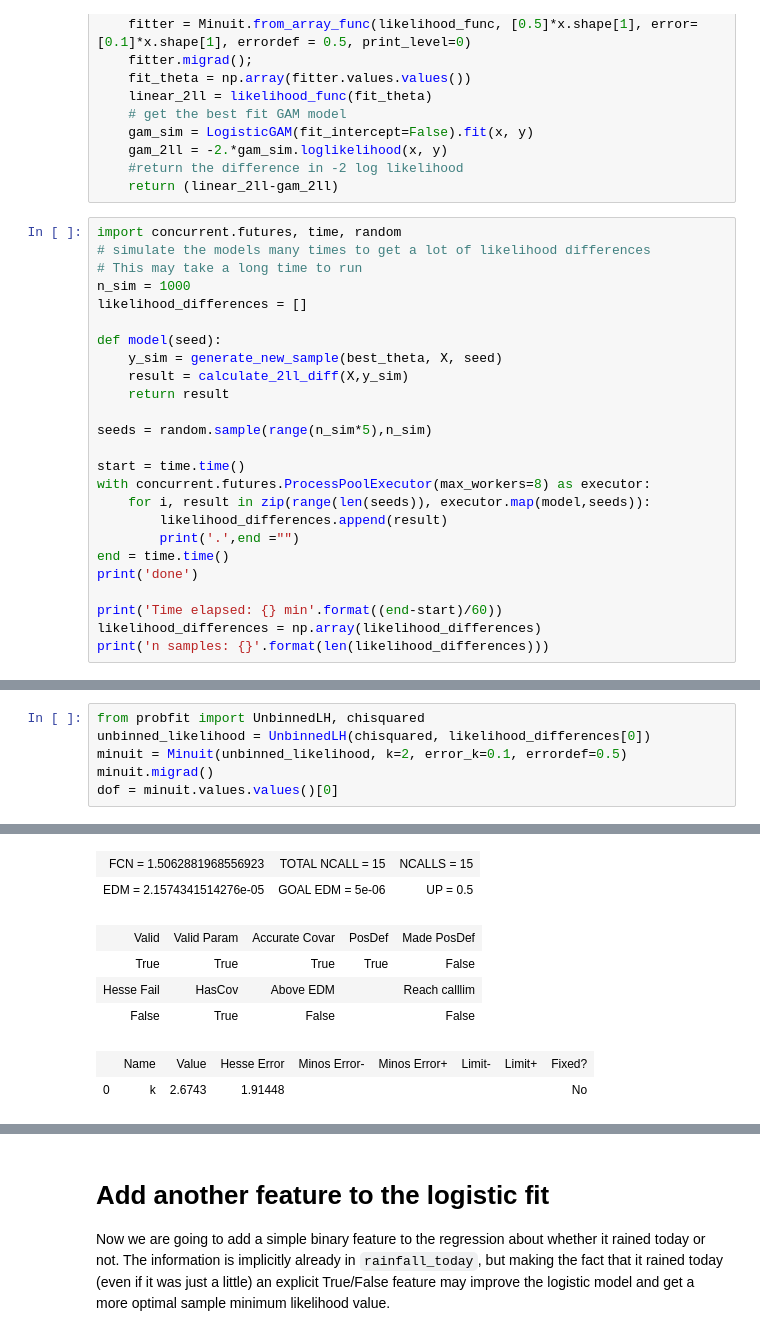
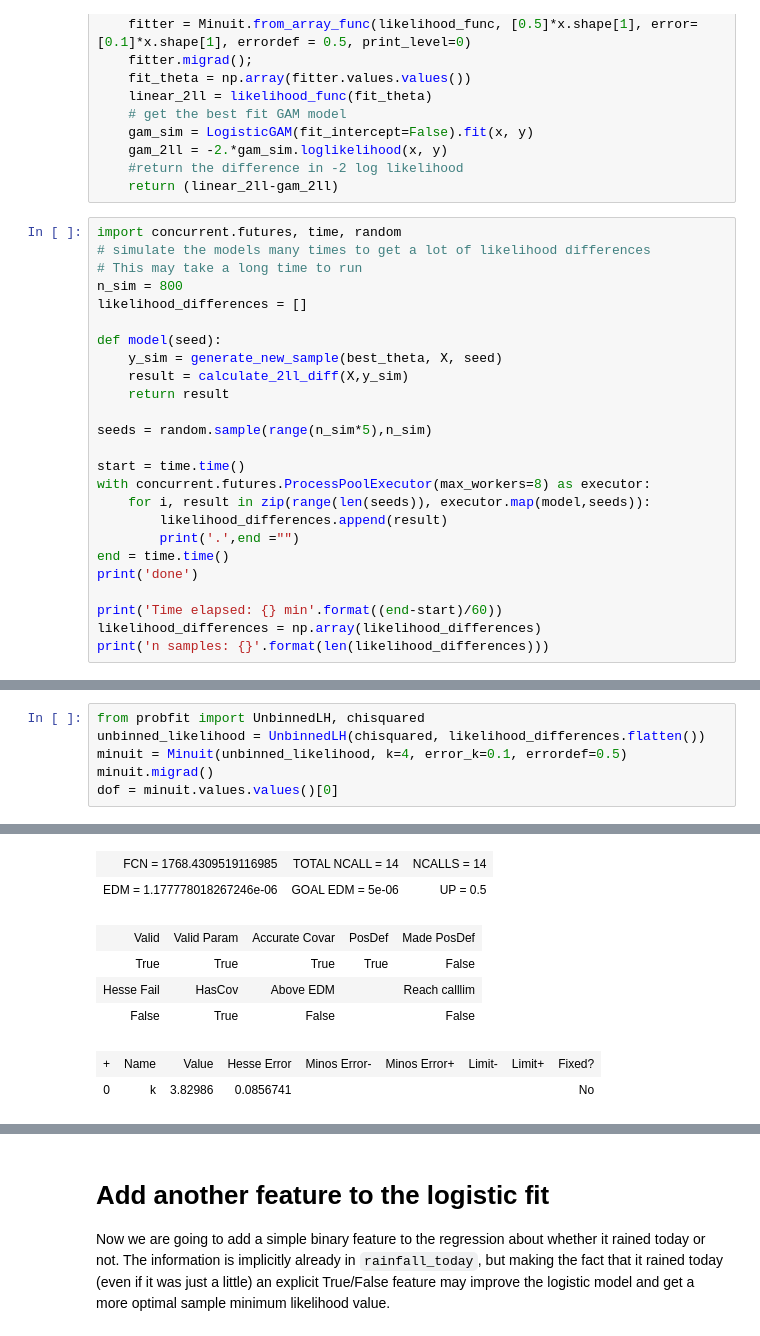
Before and after one commit to bhaney/snoq_rainfall, a Jupyter notebook: Logistic_regression_rainfall_prediction.ipynb, the cells around one changed output, grey strips where cells are left out. Drawn from its saved outputs; the diff is of its cells as text.

```diff
--- a/Logistic_regression_rainfall_prediction.ipynb
+++ b/Logistic_regression_rainfall_prediction.ipynb
@@ -410,7 +412,7 @@ def calculate_2ll_diff(x,y):
 import concurrent.futures, time, random
 # simulate the models many times to get a lot of likelihood differences
 # This may take a long time to run
-n_sim = 1000
+n_sim = 800
 likelihood_differences = []
 
 def model(seed):
@@ -438,7 +440,7 @@ n samples: 1000
 # %%
 from probfit import UnbinnedLH, chisquared
-unbinned_likelihood = UnbinnedLH(chisquared, likelihood_differences[0])
-minuit = Minuit(unbinned_likelihood, k=2, error_k=0.1, errordef=0.5)
+unbinned_likelihood = UnbinnedLH(chisquared, likelihood_differences.flatten())
+minuit = Minuit(unbinned_likelihood, k=4, error_k=0.1, errordef=0.5)
 minuit.migrad()
 dof = minuit.values.values()[0]
 # %% [output]
@@ -445,8 +448,8 @@ dof = minuit.values.values()[0]
-| FCN = 1.5062881968556923 | TOTAL NCALL = 15 | NCALLS = 15 |
-| EDM = 2.1574341514276e-05 | GOAL EDM = 5e-06 | UP = 0.5 |
+| FCN = 1768.4309519116985 | TOTAL NCALL = 14 | NCALLS = 14 |
+| EDM = 1.177778018267246e-06 | GOAL EDM = 5e-06 | UP = 0.5 |
 | Valid | Valid Param | Accurate Covar | PosDef | Made PosDef |
 | True | True | True | True | False |
 | Hesse Fail | HasCov | Above EDM |  | Reach calllim |
 | False | True | False |  | False |
-|  | Name | Value | Hesse Error | Minos Error- | Minos Error+ | Limit- | Limit+ | Fixed? |
-| 0 | k | 2.6743 | 1.91448 |  |  |  |  | No |
+| + | Name | Value | Hesse Error | Minos Error- | Minos Error+ | Limit- | Limit+ | Fixed? |
+| 0 | k | 3.82986 | 0.0856741 |  |  |  |  | No |
```
Also changed, not shown: parts of 15 cells of this notebook.
